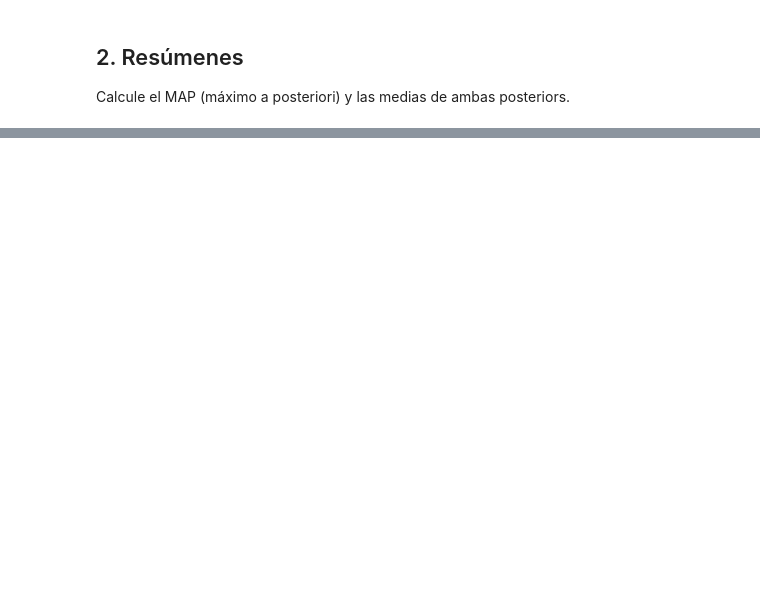
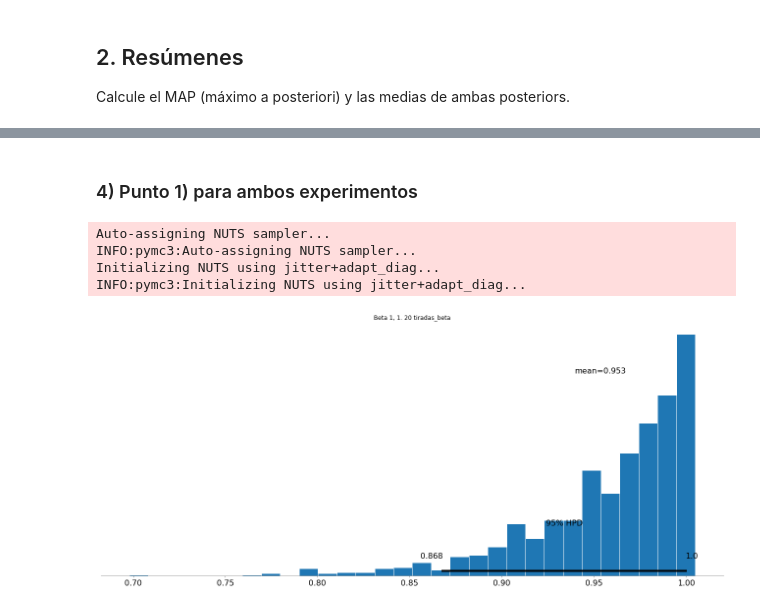
Before and after one commit to dgaus/cienciadatos, a Jupyter notebook: tp5/Ciencia de Datos - TP5.ipynb, the cells around one changed output, grey strips where cells are left out. Drawn from its saved outputs; the diff is of its cells as text; code cells hidden in the pictures; blank space fills up the shorter version.

```diff
--- a/tp5/Ciencia de Datos - TP5.ipynb
+++ b/tp5/Ciencia de Datos - TP5.ipynb
@@ -99,0 +108,36 @@ INFO:pymc3:Initializing NUTS using jitter+adapt_diag...
+# %% [markdown]
+### 4) Punto 1) para ambos experimentos
+# %%
+# Cálculos para Beta(1,1)
+
+def model_and_trace(alpha_beta, n):
+    nombre = 'Beta {0}, {0}. {1} tiradas'.format(alpha_beta, n)
+    model = pm.Model(nombre)
+    with model:
+        beta = pm.Beta('beta', alpha_beta, alpha_beta)
+        likelihood = pm.Binomial('likelihood', n=n, p=beta, observed=n)
+        trace = pm.sample(1000, progressbar=True, random_seed=123)
+    return model, trace
+
+def map_and_mean(model, trace):
+    with model:
+        MAP = pm.find_MAP()
+        print("El MAP y la media del modelo {} son: {}, {}".format(model.name, MAP[model.name+'_beta'], np.mean(trace[model.name+'_beta'])))
+
+def predict_sample(model, trace, sample_size):
+    with model:
+        ppc = pm.sample_ppc(trace, samples=1, model=model, size=sample_size, random_seed=123) # Genera un nuevo experimento (6 Tiradas)
+        name = model.name+'_likelihood'
+        print("El sample predicho para el modelo {} resulta: {}".format(model.name, ppc[name][0][0]))
+    return ppc
+# %%
+# 20 caras de 20 tiradas
+b1_model_20_20, b1_trace_20_20 = model_and_trace(1, 20)
+with b1_model_20_20:
+    pm.plot_posterior(b1_trace_20_20)
+# %% [output]
+Auto-assigning NUTS sampler...
+INFO:pymc3:Auto-assigning NUTS sampler...
+Initializing NUTS using jitter+adapt_diag...
+INFO:pymc3:Initializing NUTS using jitter+adapt_diag...
+[figure, added]
```
Also changed, not shown: parts of 13 cells of this notebook.
